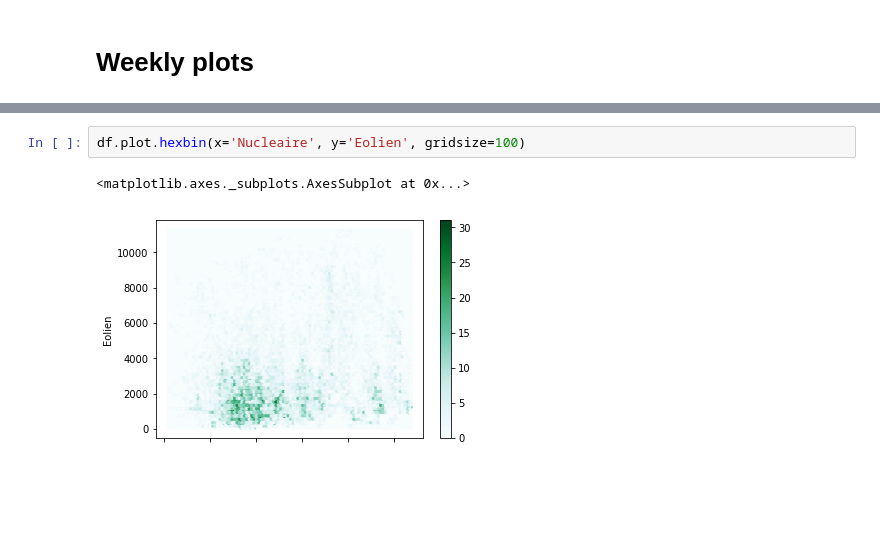
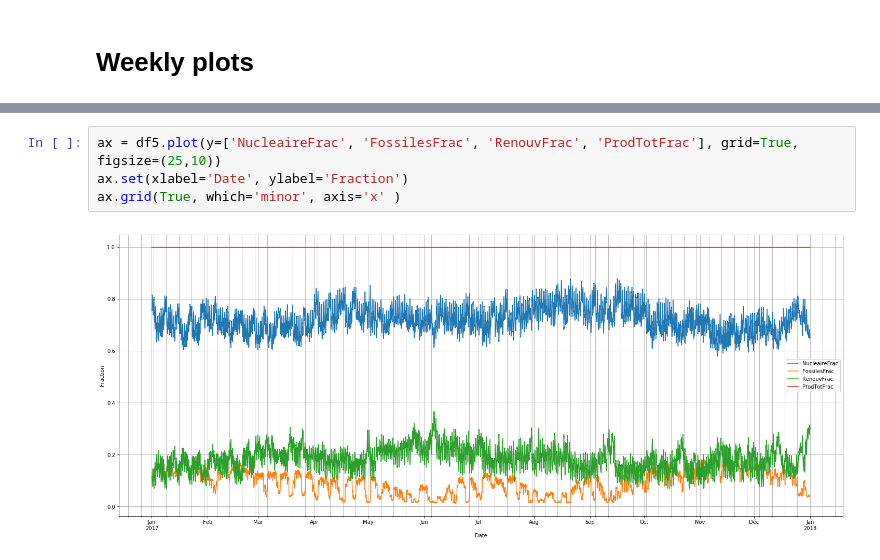
Before and after one commit to ebusato/EnergyAnalysis, a Jupyter notebook: EnergyAnalysis_RTE.ipynb, the cells around one changed output, grey strips where cells are left out. Saved outputs shown, nothing was run; the diff lists cells and outputs as text; blank space fills up the shorter version.

```diff
--- a/EnergyAnalysis_RTE.ipynb
+++ b/EnergyAnalysis_RTE.ipynb
@@ -166,5 +177,6 @@ plotPeriod(what2, '2017-10-9', '2017-10-15', 'October 9 to october 15', 'Day', a
-# %%
-df.plot.hexbin(x='Nucleaire', y='Eolien', gridsize=100)
-# %% [output]
-<matplotlib.axes._subplots.AxesSubplot at 0x...>
-[figure, removed]
+# %%
+ax = df5.plot(y=['NucleaireFrac', 'FossilesFrac', 'RenouvFrac', 'ProdTotFrac'], grid=True, figsize=(25,10))
+ax.set(xlabel='Date', ylabel='Fraction')
+ax.grid(True, which='minor', axis='x' )
+# %% [output]
+[figure, added]
```
Also changed, not shown: parts of 7 cells of this notebook.
